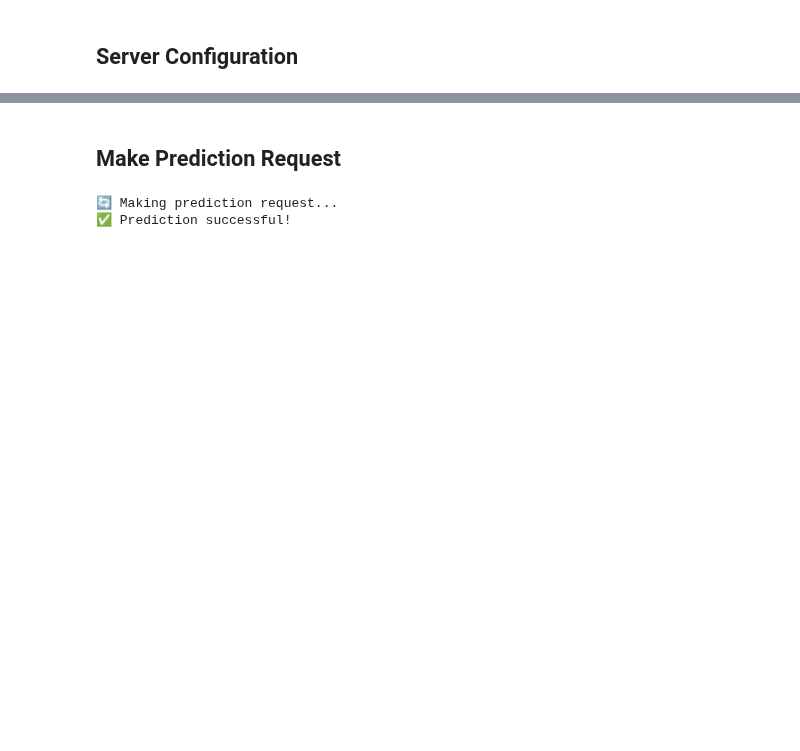
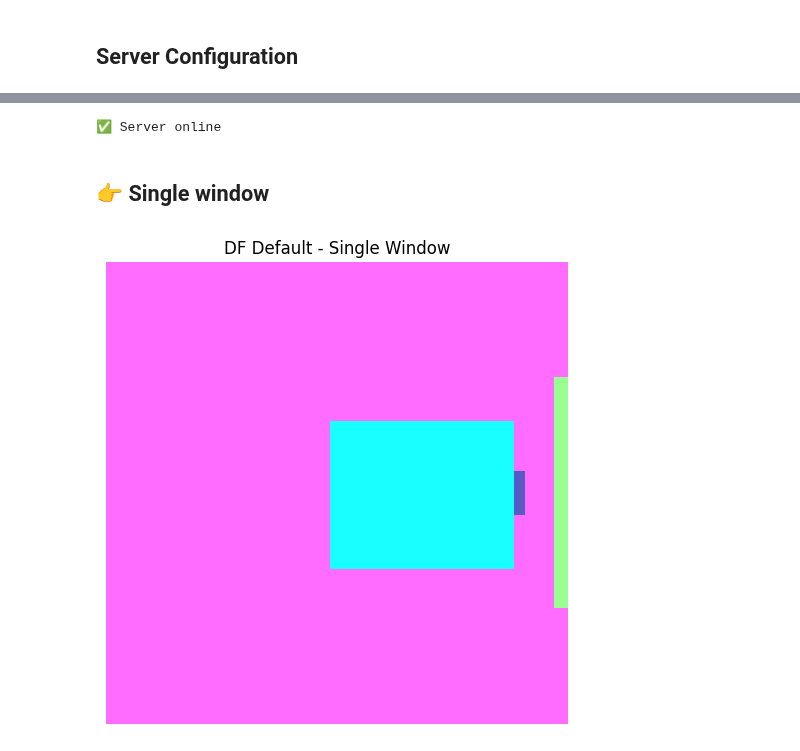
Before and after one commit to upskiller-xyz/server_encoder, a Jupyter notebook: example/demo.ipynb, the cells around one changed output, grey strips where cells are left out. Cells and saved outputs as stored; diff of their text form; code cells hidden in the pictures; blank space fills up the shorter version.

Commit message:
initial commit: single and multiwindow encoding

```diff
--- a/example/demo.ipynb
+++ b/example/demo.ipynb
@@ -42,34 +18,0 @@ Server Status:
-# %% [markdown]
-## Make Prediction Request
-# %%
-# Make prediction request
-image_path = Path(SAMPLE_IMAGE_PATH)
-
-if image_path.exists():
-    try:
-        # Prepare the file for upload
-        with open(image_path, 'rb') as f:
-            files = {
-                'file': (image_path.name, f, 'image/png')
-            }
-
-            # Make prediction request
-            print("🔄 Making prediction request...")
-            response = requests.post(f"{SERVER_URL}/run", files=files)
-
-            if response.status_code == 200:
-                result = response.json()
-                print("✅ Prediction successful!")
-            else:
-                print(f"❌ Prediction failed with status code: {response.status_code}")
-                print(f"Error: {response.text}")
-
-    except requests.exceptions.ConnectionError:
-        print("❌ Could not connect to server. Make sure the server is running.")
-    except Exception as e:
-        print(f"❌ Error during prediction: {e}")
-else:
-    print("❌ Cannot make prediction - sample image not found")
-# %% [output]
-🔄 Making prediction request...
-✅ Prediction successful!
@@ -77,0 +19,28 @@ else:
+# %%
+# Server configuration
+SERVER_URL = "http://localhost:8081"
+response = requests.get(f"{SERVER_URL}/")
+print("✅ Server online" if response.status_code == 200 else "❌ Server offline")
+# %% [output]
+✅ Server online
+# %% [markdown]
+## 👉 Single window
+# %%
+# Load payload from JSON file
+with open("../assets/df_default_single.json") as f:
+    payload = json.load(f)
+
+response = requests.post(f"{SERVER_URL}/encode", json=payload)
+
+if response.status_code == 200:
+    Path("encoded_df_default.png").write_bytes(response.content)
+    img = Image.open(io.BytesIO(response.content))
+    plt.figure(figsize=(6, 6))
+    plt.imshow(img)
+    plt.title("DF Default - Single Window")
+    plt.axis('off')
+    plt.show()
+else:
+    print(f"❌ Error: {response.status_code}")
+# %% [output]
+[figure, added]
```
Also changed, not shown: parts of 13 cells of this notebook, 20 other files.
